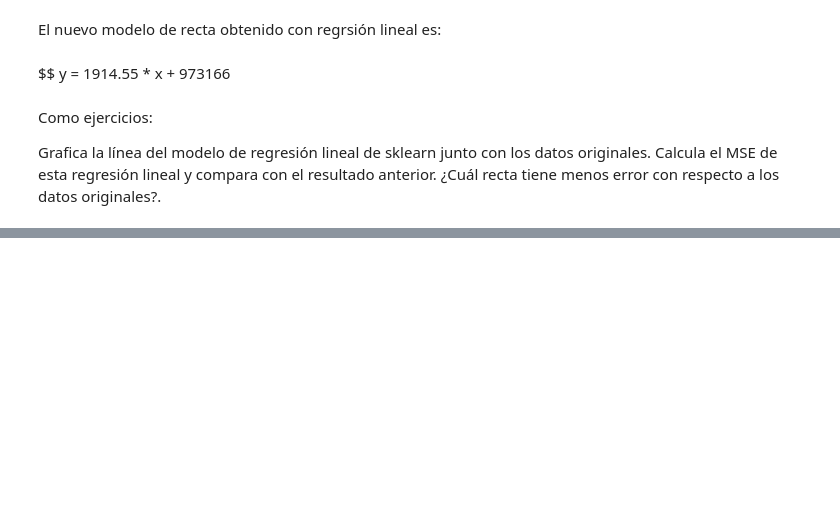
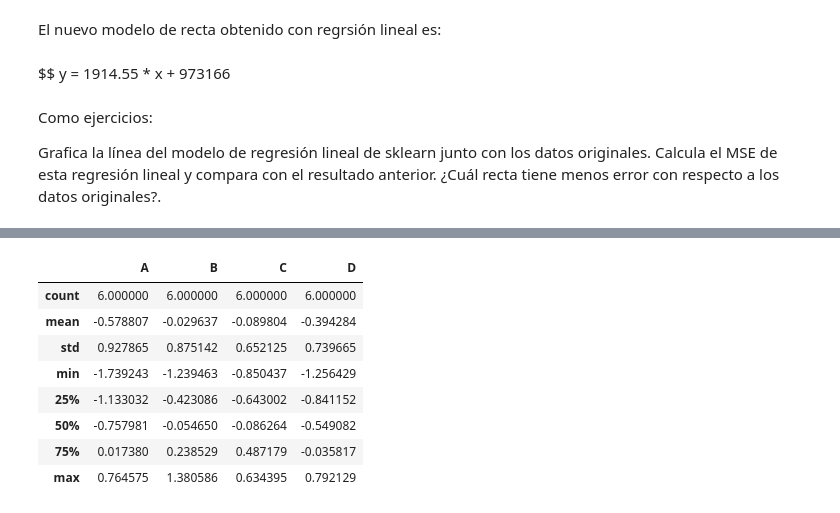
Before and after one commit to SayraIbarra/E50A-E01, a Jupyter notebook: clase_mineria.ipynb, the cells around one changed output, grey strips where cells are left out. Drawn from its saved outputs; the diff is of its cells as text; code cells hidden in the pictures; blank space fills up the shorter version.

```diff
--- a/clase_mineria.ipynb
+++ b/clase_mineria.ipynb
@@ -717,0 +802,7 @@ Calcula el MSE de esta regresión lineal y compara con el resultado anterior.
+# %%
+dates = pd.date_range("20130101", periods=6)
+
+dates
+df = pd.DataFrame(np.random.randn(6, 4), index=dates, columns=list("ABCD"))
+
+df
@@ -717,0 +890,12 @@ Calcula el MSE de esta regresión lineal y compara con el resultado anterior.
+# %%
+df.describe()
+# %% [output]
+|  | A | B | C | D |
+| count | 6.000000 | 6.000000 | 6.000000 | 6.000000 |
+| mean | -0.578807 | -0.029637 | -0.089804 | -0.394284 |
+| std | 0.927865 | 0.875142 | 0.652125 | 0.739665 |
+| min | -1.739243 | -1.239463 | -0.850437 | -1.256429 |
+| 25% | -1.133032 | -0.423086 | -0.643002 | -0.841152 |
+| 50% | -0.757981 | -0.054650 | -0.086264 | -0.549082 |
+| 75% | 0.017380 | 0.238529 | 0.487179 | -0.035817 |
+| max | 0.764575 | 1.380586 | 0.634395 | 0.792129 |
```
Also changed, not shown: parts of 31 cells of this notebook.
